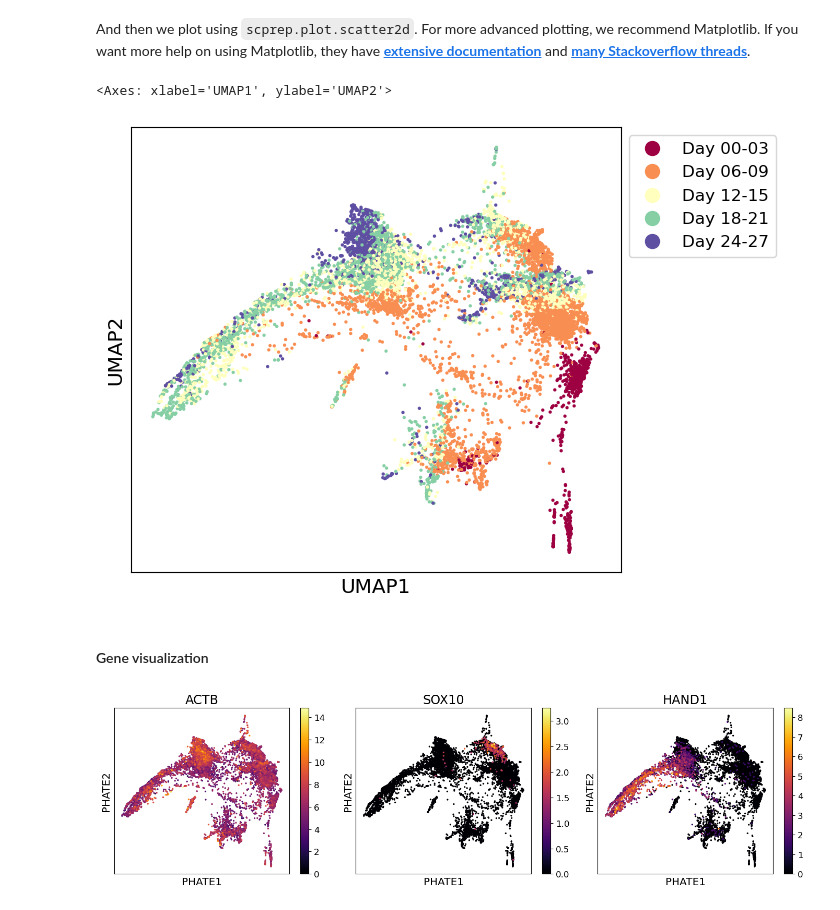
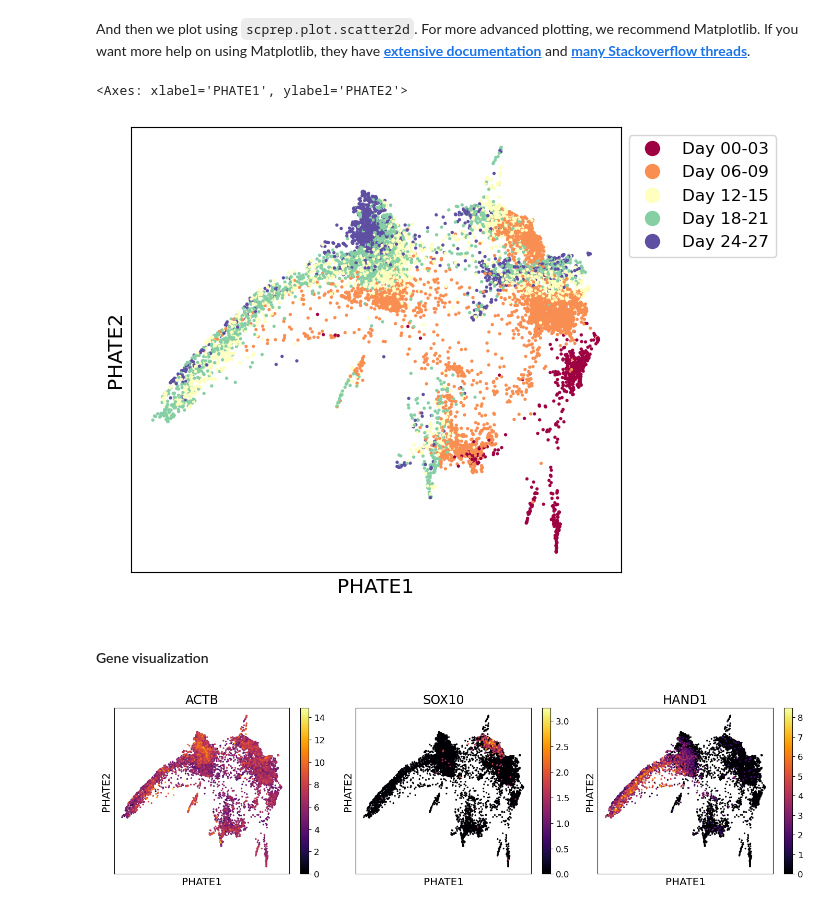
Before and after one commit to KrishnaswamyLab/omics_toolbox, a Jupyter notebook: workshops/cancer_plasticity/phate/01_Dimensionality_Reduction.ipynb, the cells around one changed output. Cells and saved outputs as stored; diff of their text form; code cells hidden in the pictures.

```diff
--- a/workshops/cancer_plasticity/phate/01_Dimensionality_Reduction.ipynb
+++ b/workshops/cancer_plasticity/phate/01_Dimensionality_Reduction.ipynb
@@ -413,21 +345,22 @@ Calculated PHATE in 7.63 seconds.
 And then we plot using `scprep.plot.scatter2d`. For more advanced plotting, we recommend Matplotlib. If you want more help on using Matplotlib, they have [**extensive documentation**](https://matplotlib.org/tutorials/index.html) and [**many Stackoverflow threads**](https://stackoverflow.com/questions/tagged/matplotlib).
 # %%
 # ================
-# As you did with t-SNE and UMAP, plot the PHATE coordinates
+# Plot the PHATE coordinates
 # colored by time point
 scprep.plot.scatter2d(data_phate, c=metadata['sample_labels'], cmap='Spectral',
-                      ticks=False, label_prefix='UMAP',
+                      ticks=False, label_prefix='PHATE',
                       legend_anchor=(1,1), figsize=(7,5))
 # ================
 # %% [output]
-<Axes: xlabel='UMAP1', ylabel='UMAP2'>
+<Axes: xlabel='PHATE1', ylabel='PHATE2'>
-[figure, old version]
+[figure, new version]
 # %% [markdown]
 #### Gene visualization
 # %%
 # ================
-# As you did with UMAP, plot three subplots of the PHATE coordinates
+# Plot three subplots of the PHATE coordinates
 # coloring by ACTB, SOX10 and HAND1
+genes_for_plotting = ['ACTB', 'SOX10', 'HAND1']
 fig, axes = plt.subplots(1,3, figsize=(14,4))
 axes = axes.flatten()
 
@@ -442,6 +375,6 @@ for gene, ax in zip(genes_for_plotting, axes.flatten()):
 fig.tight_layout()
 # ================
 # %% [output]
-[figure, old version]
+[figure, new version]
 # %% [markdown]
 ### Discussion
```
Also changed, not shown: parts of 18 cells of this notebook.
